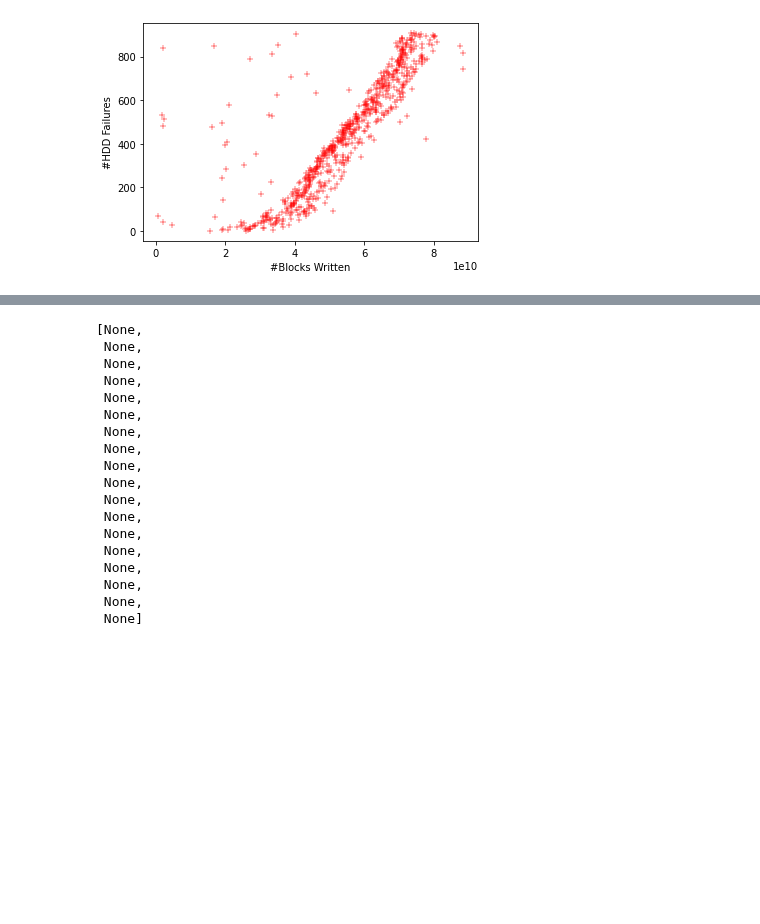
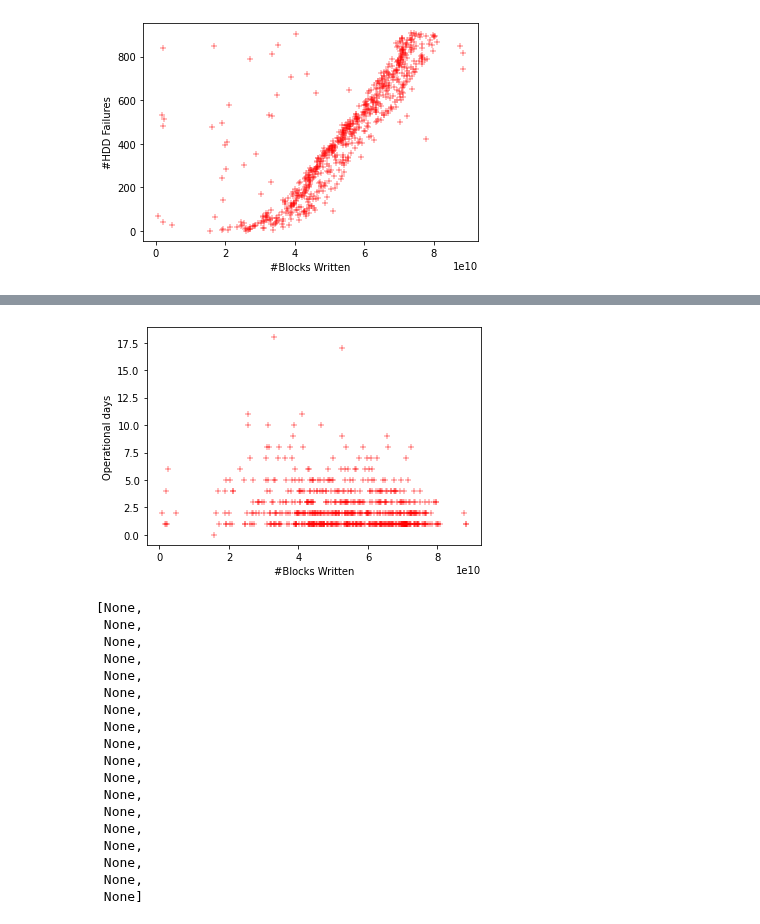
Before and after one commit to EricBorba/StorageFailurePredictor, a Jupyter notebook: WriteAnalModelHDD.ipynb, the cells around one changed output, grey strips where cells are left out. Cells and saved outputs as stored; diff of their text form; code cells hidden in the pictures; blank space fills up the shorter version.

```diff
--- a/WriteAnalModelHDD.ipynb
+++ b/WriteAnalModelHDD.ipynb
@@ -180,3 +231,10 @@ plt.savefig('img/HDDFailuresBlocksWrittenScatter' + model + '.pdf')
+# %%
+graph = sns.scatterplot(x = "blocks_sum", y = 'operational_days', color = 'red', data = groupHDDFailures, marker='+')
+graph.set(xlabel ="#Blocks Written", ylabel = "Operational days")
+plt.savefig('img/OperationalDaysBlocksWrittenScatter' + model + '.pdf')
+#plt.setp(graph.get_xticklabels(), rotation=45)
+# %% [output]
+[figure, added]
 # %%
 graph = sns.lineplot(x = "blocks_sum", y = 'disk_sum', palette = 'deep', data = groupHDDFailures)
 graph.set(xlabel ="#Blocks Written", ylabel = "#HDD Failures")
```
Also changed, not shown: parts of 5 cells of this notebook.
